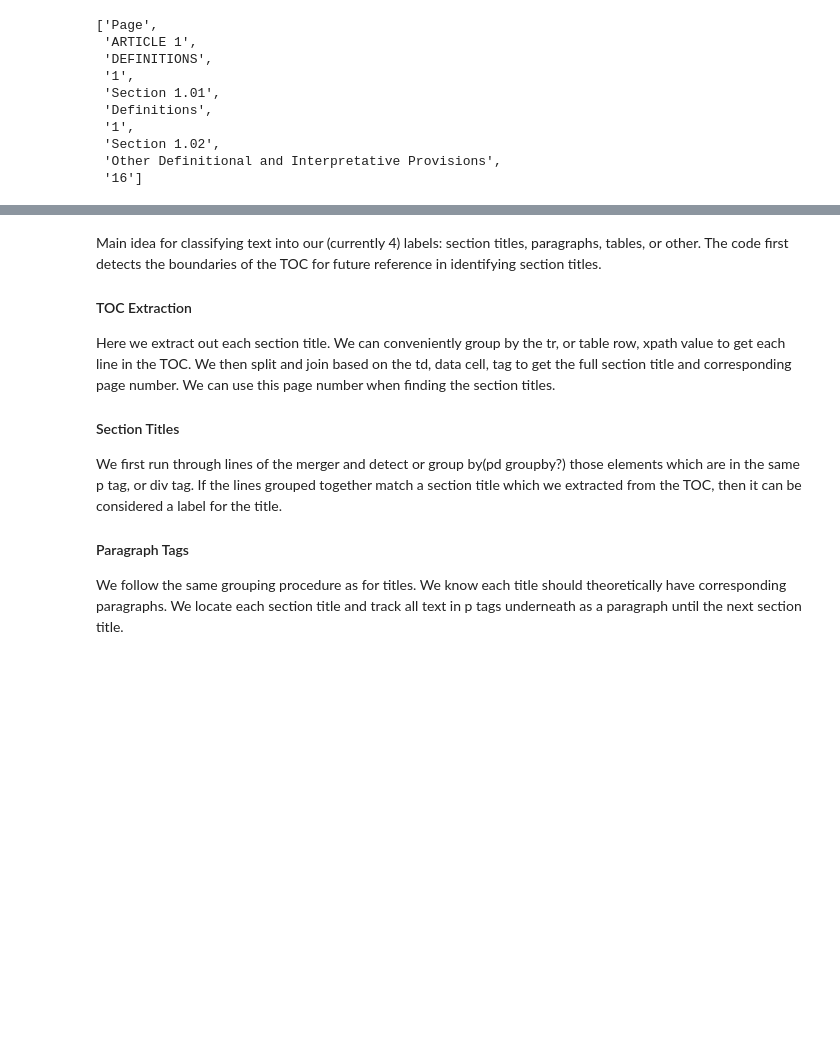
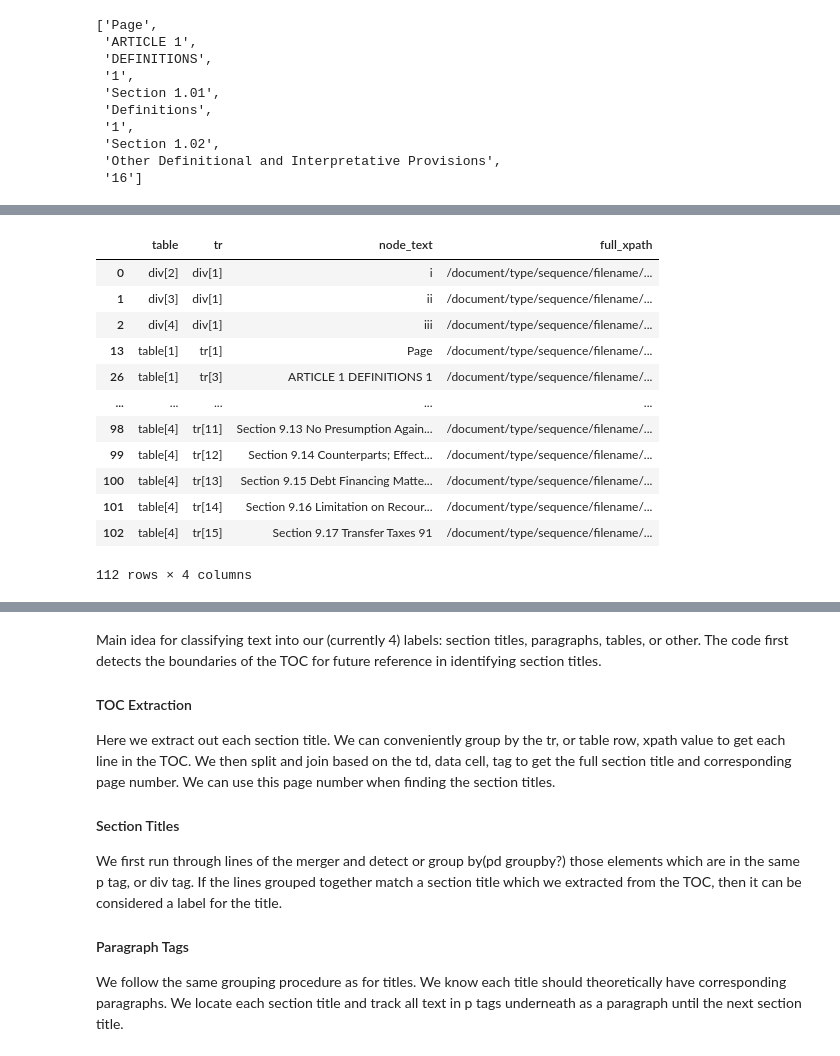
Before and after one commit to mumose/contract_labeling_with_TOC, a Jupyter notebook: MarkupLM/playground-html-generation_brian.ipynb, the cells around one changed output, grey strips where cells are left out. Cells and saved outputs as stored; diff of their text form; code cells hidden in the pictures; blank space fills up the shorter version.

```diff
--- a/MarkupLM/playground-html-generation_brian.ipynb
+++ b/MarkupLM/playground-html-generation_brian.ipynb
@@ -223,0 +205,24 @@ grouped_df[:40]
+# %%
+grouped_df = full_paths_df.groupby(by=['table', 'tr'], axis=0)
+def combine_rows(x):
+    return pd.Series({'node_text': ' '.join(x['node_text']), 'full_xpath': x.iloc[0]['full_xpath']})
+concat_text_df = grouped_df.apply(combine_rows)
+concat_text_df = concat_text_df.reset_index(drop=False).sort_values(by=['table', 'tr'])
+concat_text_df['tr_idx'] = concat_text_df['tr'].apply(lambda x: int(x[3:-1]) if 'div' not in x else -999)
+concat_text_df['table_idx'] = concat_text_df['table'].apply(lambda x: int(x[6:-1]) if 'div' not in x else -999)
+concat_text_df = concat_text_df.sort_values(by=['table_idx', 'tr_idx']).drop(columns=['tr_idx', 'table_idx'])
+concat_text_df
+# %% [output]
+|  | table | tr | node_text | full_xpath |
+| 0 | div[2] | div[1] | i | /document/type/sequence/filename/... |
+| 1 | div[3] | div[1] | ii | /document/type/sequence/filename/... |
+| 2 | div[4] | div[1] | iii | /document/type/sequence/filename/... |
+| 13 | table[1] | tr[1] | Page | /document/type/sequence/filename/... |
+| 26 | table[1] | tr[3] | ARTICLE 1 DEFINITIONS 1 | /document/type/sequence/filename/... |
+| ... | ... | ... | ... | ... |
+| 98 | table[4] | tr[11] | Section 9.13 No Presumption Again... | /document/type/sequence/filename/... |
+| 99 | table[4] | tr[12] | Section 9.14 Counterparts; Effect... | /document/type/sequence/filename/... |
+| 100 | table[4] | tr[13] | Section 9.15 Debt Financing Matte... | /document/type/sequence/filename/... |
+| 101 | table[4] | tr[14] | Section 9.16 Limitation on Recour... | /document/type/sequence/filename/... |
+| 102 | table[4] | tr[15] | Section 9.17 Transfer Taxes 91 | /document/type/sequence/filename/... |
+112 rows × 4 columns
```
Also changed, not shown: parts of 4 cells of this notebook, 1 other file.
